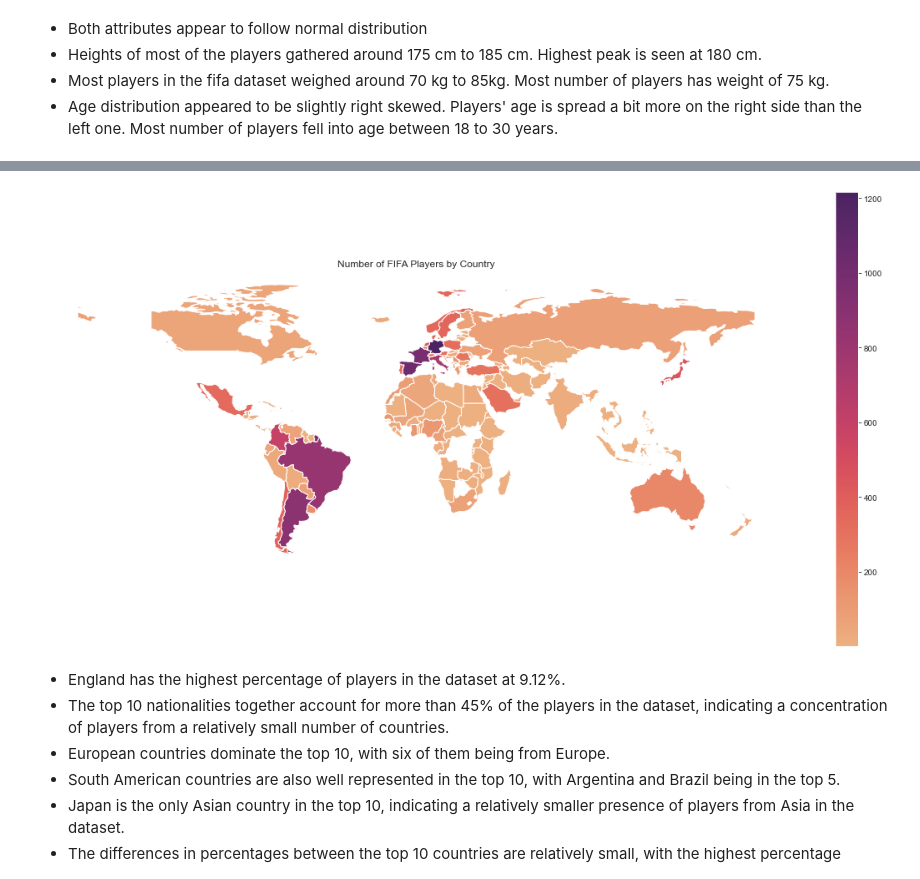
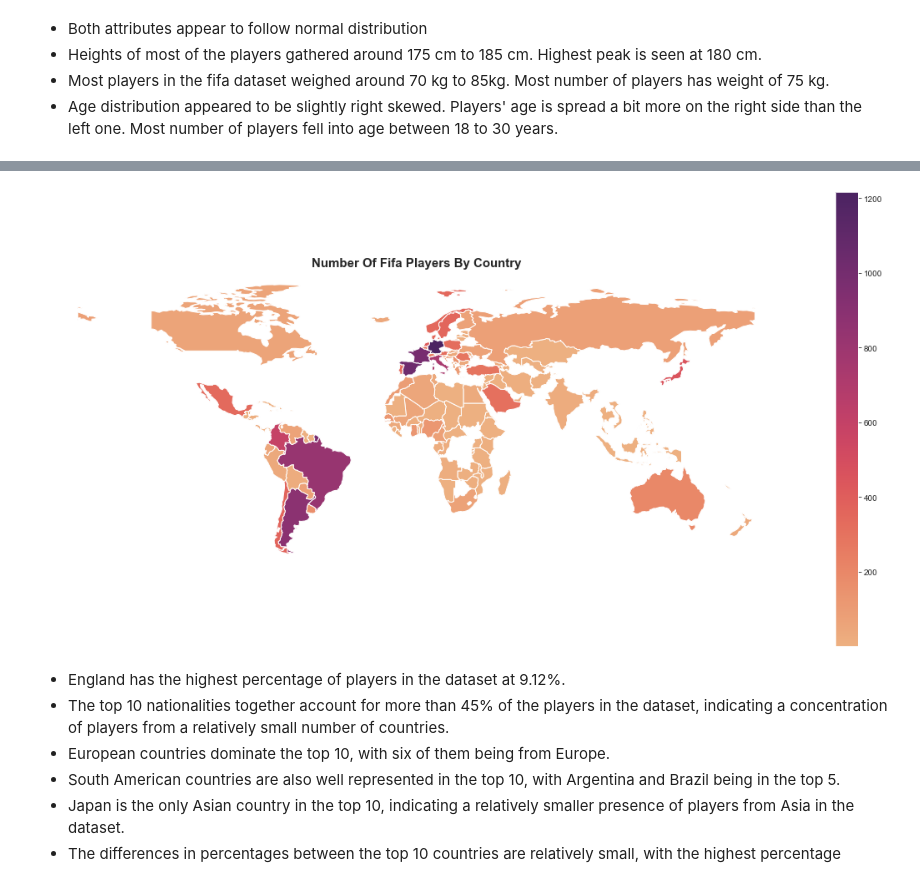
Before and after one commit to mdushetwar/Fifa-Players--EDA-Clustering, a Jupyter notebook: PRCP-1004-Fifa20.ipynb, the cells around one changed output, grey strips where cells are left out. Saved outputs shown, nothing was run; the diff lists cells and outputs as text; code cells hidden in the pictures.

```diff
--- a/PRCP-1004-Fifa20.ipynb
+++ b/PRCP-1004-Fifa20.ipynb
@@ -241,20 +241,20 @@ plt.title('Top nationalities'.title(), fontsize=15);
 # %%
 import geopandas as gpd
 
 nationality_counts = fifa.groupby('nationality').size().reset_index(name='count')
 
 world = gpd.read_file(gpd.datasets.get_path('naturalearth_lowres'))
 
 merged = world.merge(nationality_counts, left_on='name', right_on='nationality')
 
 # plot the choropleth map
 fig, ax = plt.subplots(figsize=(20, 10))
 merged.plot(column='count', cmap='flare', ax=ax, legend=True)
-ax.set_title('Number of FIFA Players by Country')
+ax.set_title('Number of FIFA Players by Country'.title(), fontsize=15, fontweight="bold")
 ax.set_axis_off()
 plt.show()
 # %% [output]
-[figure, old version]
+[figure, new version]
 # %% [markdown]
 - England has the highest percentage of players in the dataset at 9.12%.
 - The top 10 nationalities together account for more than 45% of the players in the dataset, indicating a concentration of players from a relatively small number of countries.
```
Also changed, not shown: parts of 21 cells of this notebook.
